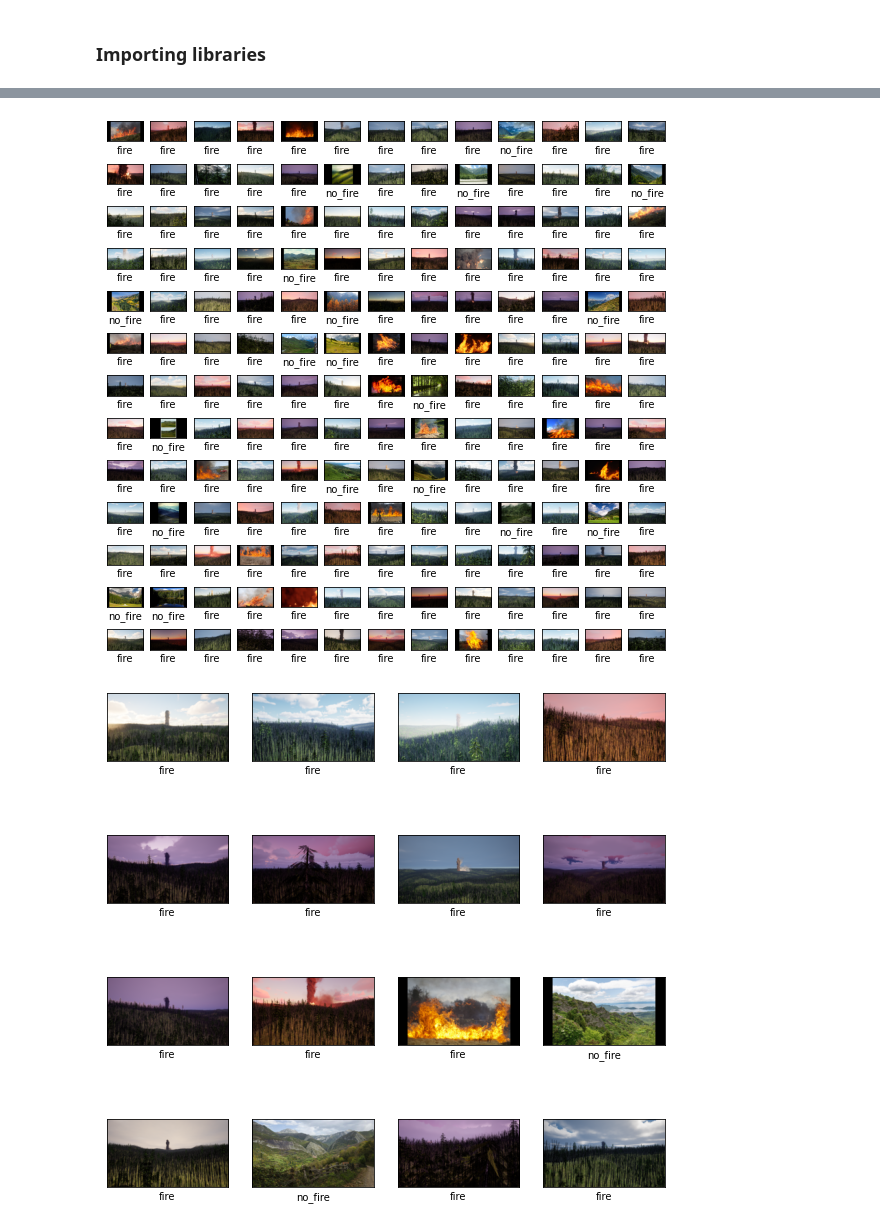
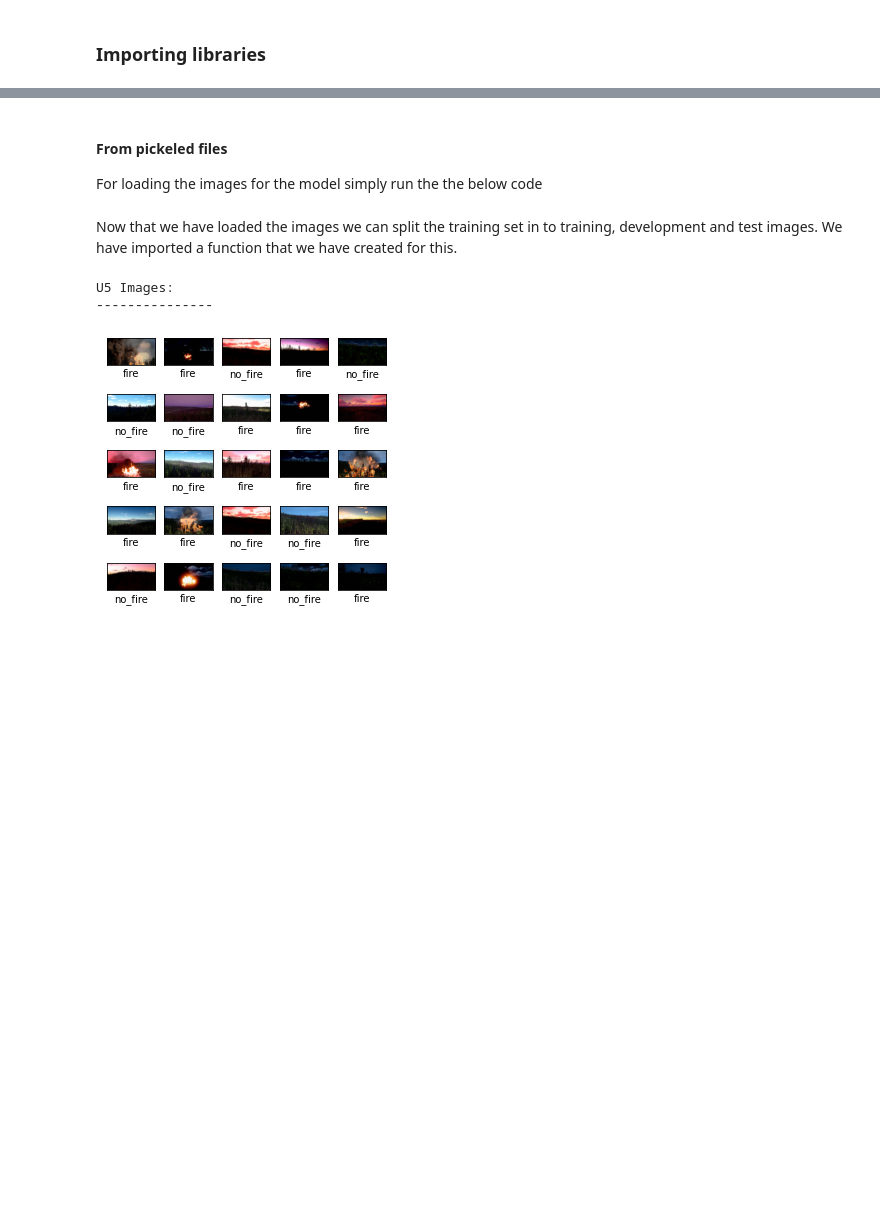
Before and after one commit to sdeittrick/Wildfire_Detection_Capstone_697, a Jupyter notebook: wildfire_prediction_pipeline/model_exploration.ipynb, the cells around one changed output, grey strips where cells are left out. Cells and saved outputs as stored; diff of their text form; code cells hidden in the pictures; blank space fills up the shorter version.

```diff
--- a/wildfire_prediction_pipeline/model_exploration.ipynb
+++ b/wildfire_prediction_pipeline/model_exploration.ipynb
@@ -35,5 +29,12 @@ import wildfire_image_transform
+# %% [markdown]
+#### From pickeled files
+For loading the images for the model simply run the the below code
 # %%
+# to load image files from pickles both train and test
 dir = os.getcwd()
 
-with open('{}/artifacts/{}'.format(dir, 'processed_images.pkl'), 'rb') as pickle_file:
-    data = pickle.load(pickle_file)
+with open('{}/artifacts/{}'.format(dir, 'train_images_pkl.pkl'), 'rb') as pickle_file:
+    train_data = pickle.load(pickle_file)
+
+with open('{}/artifacts/{}'.format(dir, 'test_images_pkl.pkl'), 'rb') as pickle_file:
+    test_data = pickle.load(pickle_file)
@@ -42,22 +41,28 @@ train_images, train_labels, dev_images, dev_labels, test_images, test_labels = t
+# %% [markdown]
+Now that we have loaded the images we can split the training set in to training, development and test images. We have imported a function that we have created for this.
+# %%
+#splitting in to test train split for the training data
+train_images, train_labels, dev_images, dev_labels, test_images, test_labels = test_train_split(train_data)
 # %%
 #testing label application
 def plot_images(images, labels):
     import math
 
-    p_size = math.floor(math.sqrt(len(images)))
+    p_size = 5
 
     class_names = ['no_fire','fire']
-    plt.figure(figsize=(10,10))
+    plt.figure(figsize=(5,5))
     for i in range(p_size**2):
         plt.subplot(p_size,p_size,i+1)
         plt.xticks([])
         plt.yticks([])
         plt.grid(False)
         plt.imshow(images[i])
-        plt.xlabel(class_names[int(labels[i][0])])
+        plt.xlabel(class_names[labels[i][0]])
 
+print('U5 Images: \n---------------')
 plot_images(train_images, train_labels)
-plot_images(test_images, test_labels)
 # %% [output]
+U5 Images:
+---------------
-[figure, old version]
+[figure, new version]
-[figure, removed]
```
Also changed, not shown: parts of 22 cells of this notebook, 26 other files.
